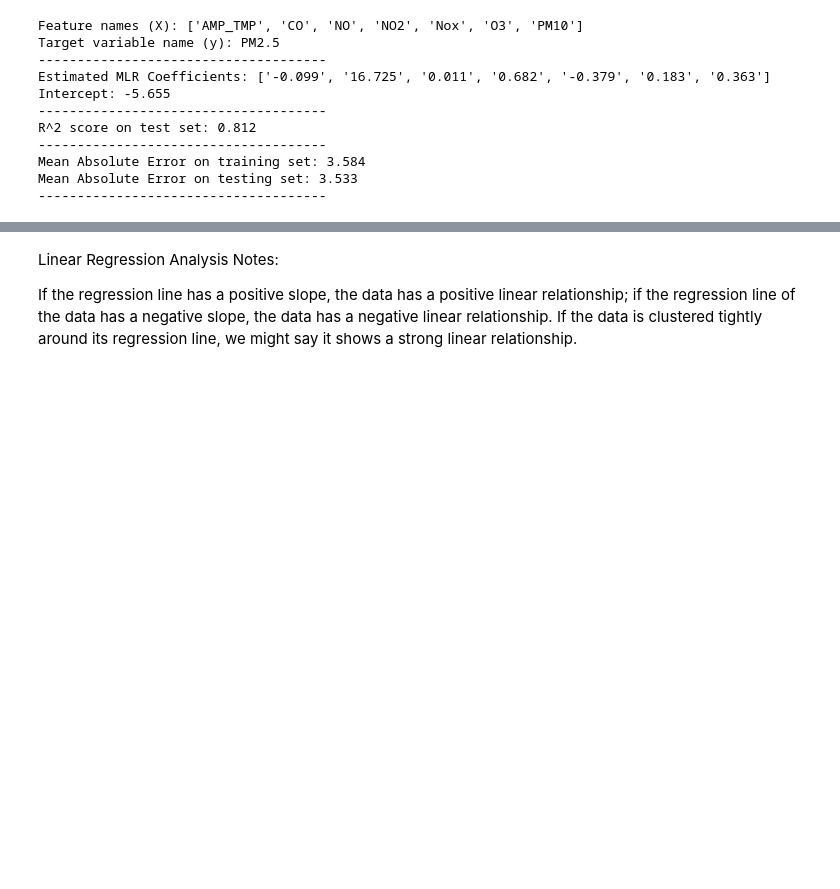
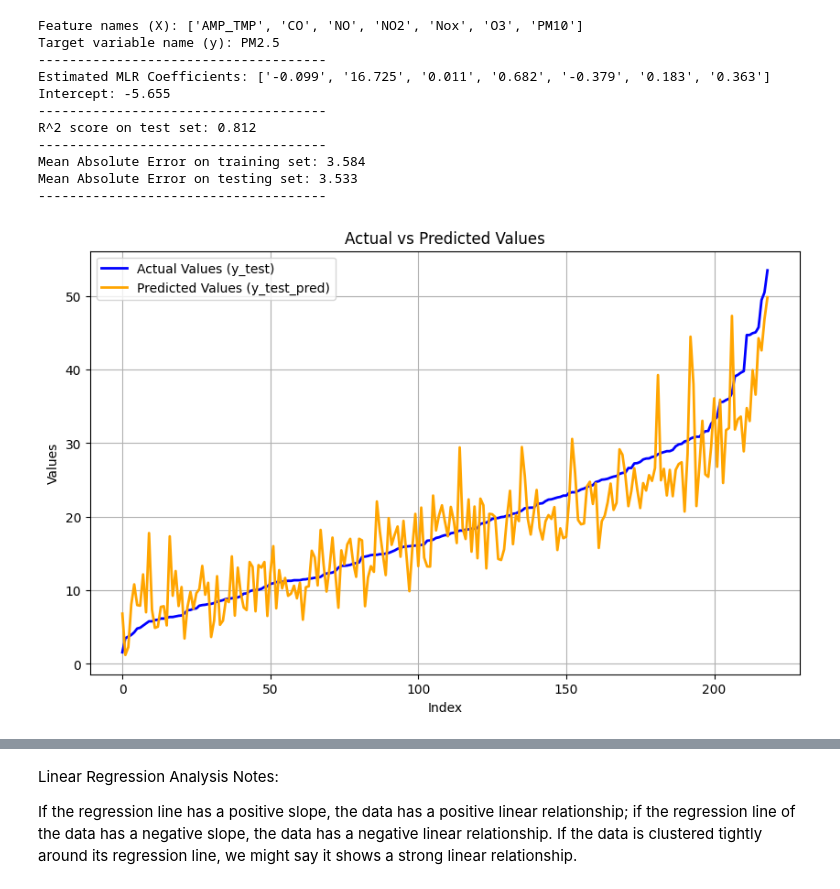
Before and after one commit to Rivenception/CSC521_Algorithms, a Jupyter notebook: Research_Project/MLR.ipynb, the cells around one changed output, grey strips where cells are left out. Cells and saved outputs as stored; diff of their text form; code cells hidden in the pictures; blank space fills up the shorter version.

Commit message:
Updated with new graphs

```diff
--- a/Research_Project/MLR.ipynb
+++ b/Research_Project/MLR.ipynb
@@ -77,3 +77,34 @@ R^2 score on test set: 0.812
 Mean Absolute Error on training set: 3.584
 Mean Absolute Error on testing set: 3.533
 -------------------------------------
+# %%
+import matplotlib.pyplot as plt
+import numpy as np  # Import numpy for sorting
+
+# Sort y_test and y_test_pred based on y_test's index
+sorted_indices = np.argsort(y_test)
+y_test_sorted = y_test.iloc[sorted_indices]
+y_test_pred_sorted = y_test_pred[sorted_indices]
+
+# Create a figure and axis
+plt.figure(figsize=(10, 6))
+
+# Plot y_test and y_test_pred
+plt.plot(y_test_sorted.values, label="Actual Values (y_test)", color='blue', linewidth=2)
+plt.plot(y_test_pred_sorted, label="Predicted Values (y_test_pred)", color='orange', linewidth=2)
+
+# Adding grid
+plt.grid()
+
+# Adding title and labels
+plt.title("Actual vs Predicted Values")
+plt.xlabel("Index")
+plt.ylabel("Values")
+
+# Adding a legend
+plt.legend()
+
+# Show the plot
+plt.show()
+# %% [output]
+[figure, added]
```
Also changed, not shown: parts of 3 cells of this notebook.
